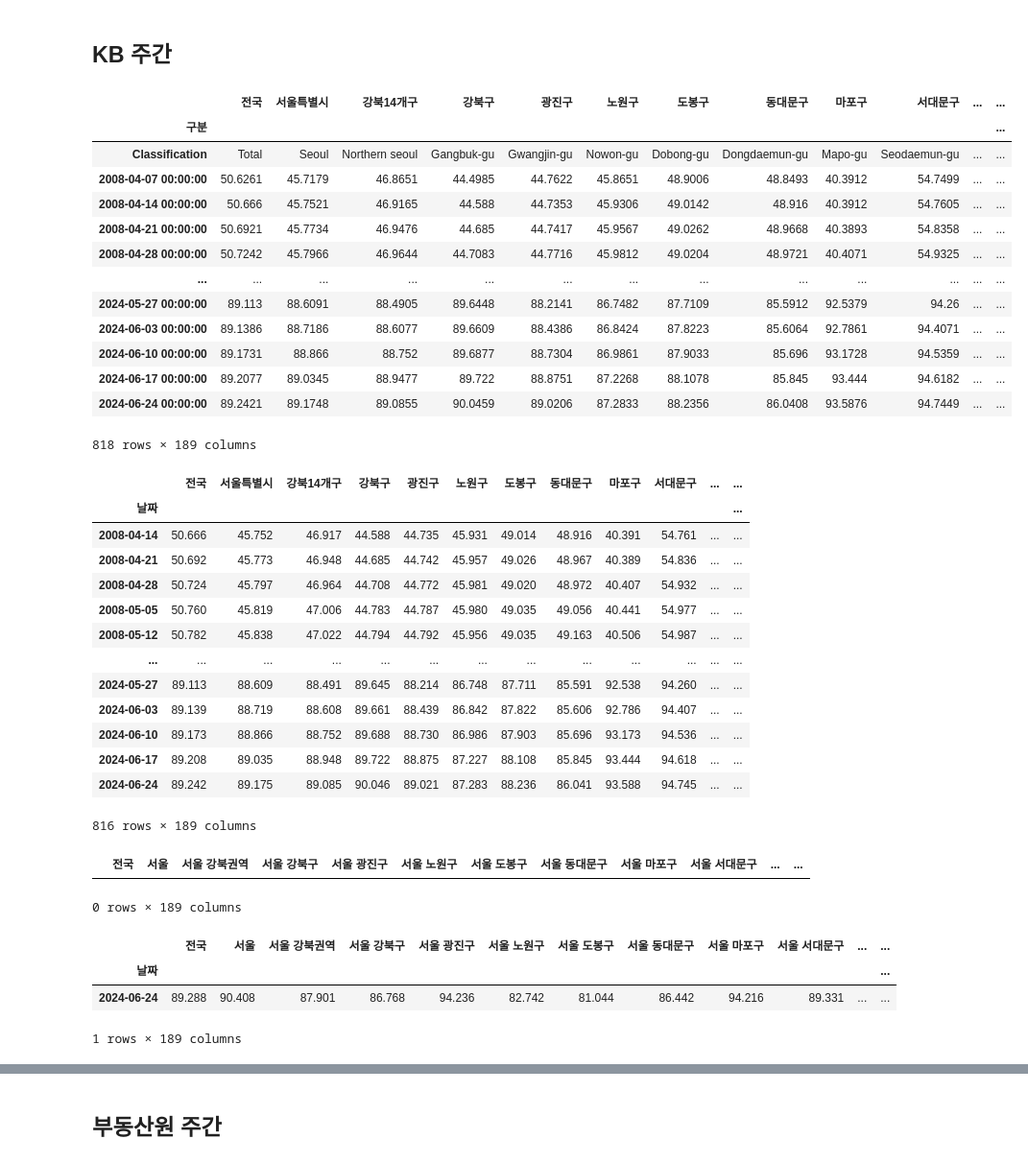
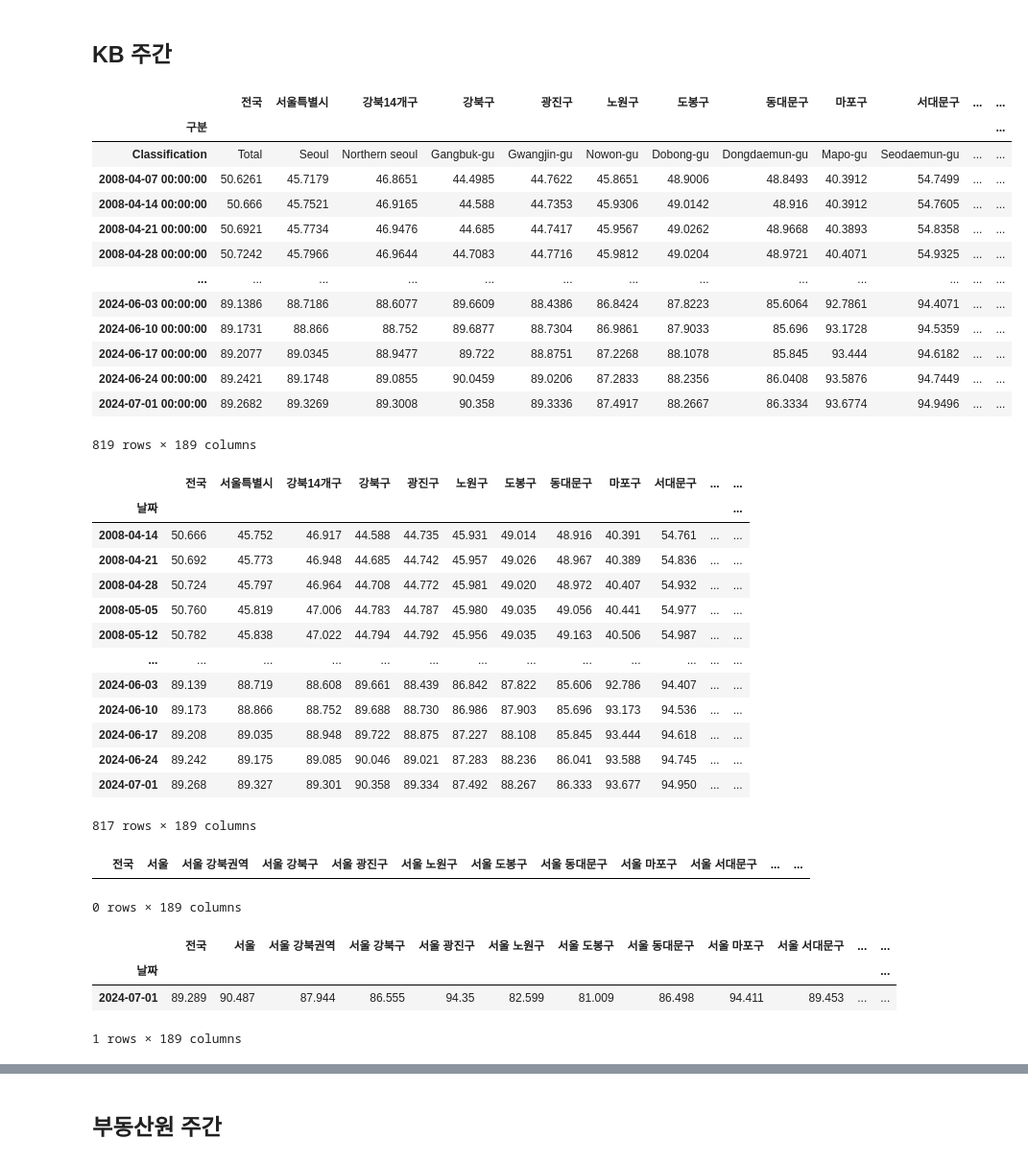
Before and after one commit to sizipusx/fundamental, a Jupyter notebook: jupyterlab/주간 부동산 업데이트.ipynb, the cells around one changed output, grey strips where cells are left out. Shown at 96% size. Drawn from its saved outputs; the diff is of its cells as text; code cells hidden in the pictures.

```diff
--- a/jupyterlab/주간 부동산 업데이트.ipynb
+++ b/jupyterlab/주간 부동산 업데이트.ipynb
@@ -17,26 +17,26 @@ conn = sqlite3.connect('C://Users/sizip/Documents/GitHub/fundamental/files/weekl
 ## KB 주간
 # %%
 # 연결 1
-file_path = "C://Users/sizip/OneDriveData/개인/data/부동산 기본 파일/20240624_주간시계열.xlsx"
+file_path = "C://Users/sizip/OneDriveData/개인/data/부동산 기본 파일/20240701_주간시계열.xlsx"
 kbm_dict = pd.ExcelFile(file_path)
 mdf = kbm_dict.parse("3.매매지수", skiprows=1, index_col=0, parse_dates=True)
 jdf = kbm_dict.parse("4.전세지수", skiprows=1, index_col=0, parse_dates=True)
 jdf
 # %% [output]
 |  | 전국 | 서울특별시 | 강북14개구 | 강북구 | 광진구 | 노원구 | 도봉구 | 동대문구 | 마포구 | 서대문구 | ... | ... |
 | 구분 |  |  |  |  |  |  |  |  |  |  |  | ... |
 | Classification | Total | Seoul | Northern seoul | Gangbuk-gu | Gwangjin-gu | Nowon-gu | Dobong-gu | Dongdaemun-gu | Mapo-gu | Seodaemun-gu | ... | ... |
 | 2008-04-07 00:00:00 | 50.6261 | 45.7179 | 46.8651 | 44.4985 | 44.7622 | 45.8651 | 48.9006 | 48.8493 | 40.3912 | 54.7499 | ... | ... |
 | 2008-04-14 00:00:00 | 50.666 | 45.7521 | 46.9165 | 44.588 | 44.7353 | 45.9306 | 49.0142 | 48.916 | 40.3912 | 54.7605 | ... | ... |
 | 2008-04-21 00:00:00 | 50.6921 | 45.7734 | 46.9476 | 44.685 | 44.7417 | 45.9567 | 49.0262 | 48.9668 | 40.3893 | 54.8358 | ... | ... |
 | 2008-04-28 00:00:00 | 50.7242 | 45.7966 | 46.9644 | 44.7083 | 44.7716 | 45.9812 | 49.0204 | 48.9721 | 40.4071 | 54.9325 | ... | ... |
 | ... | ... | ... | ... | ... | ... | ... | ... | ... | ... | ... | ... | ... |
-| 2024-05-27 00:00:00 | 89.113 | 88.6091 | 88.4905 | 89.6448 | 88.2141 | 86.7482 | 87.7109 | 85.5912 | 92.5379 | 94.26 | ... | ... |
 | 2024-06-03 00:00:00 | 89.1386 | 88.7186 | 88.6077 | 89.6609 | 88.4386 | 86.8424 | 87.8223 | 85.6064 | 92.7861 | 94.4071 | ... | ... |
 | 2024-06-10 00:00:00 | 89.1731 | 88.866 | 88.752 | 89.6877 | 88.7304 | 86.9861 | 87.9033 | 85.696 | 93.1728 | 94.5359 | ... | ... |
 | 2024-06-17 00:00:00 | 89.2077 | 89.0345 | 88.9477 | 89.722 | 88.8751 | 87.2268 | 88.1078 | 85.845 | 93.444 | 94.6182 | ... | ... |
 | 2024-06-24 00:00:00 | 89.2421 | 89.1748 | 89.0855 | 90.0459 | 89.0206 | 87.2833 | 88.2356 | 86.0408 | 93.5876 | 94.7449 | ... | ... |
+| 2024-07-01 00:00:00 | 89.2682 | 89.3269 | 89.3008 | 90.358 | 89.3336 | 87.4917 | 88.2667 | 86.3334 | 93.6774 | 94.9496 | ... | ... |
-818 rows × 189 columns
+819 rows × 189 columns
 # %%
 mdf = mdf.iloc[2:mdf['전국'].count()]
 mdf.index.name="날짜"
@@ -56,12 +56,12 @@ jdf
 | 2008-05-05 | 50.760 | 45.819 | 47.006 | 44.783 | 44.787 | 45.980 | 49.035 | 49.056 | 40.441 | 54.977 | ... | ... |
 | 2008-05-12 | 50.782 | 45.838 | 47.022 | 44.794 | 44.792 | 45.956 | 49.035 | 49.163 | 40.506 | 54.987 | ... | ... |
 | ... | ... | ... | ... | ... | ... | ... | ... | ... | ... | ... | ... | ... |
-| 2024-05-27 | 89.113 | 88.609 | 88.491 | 89.645 | 88.214 | 86.748 | 87.711 | 85.591 | 92.538 | 94.260 | ... | ... |
 | 2024-06-03 | 89.139 | 88.719 | 88.608 | 89.661 | 88.439 | 86.842 | 87.822 | 85.606 | 92.786 | 94.407 | ... | ... |
 | 2024-06-10 | 89.173 | 88.866 | 88.752 | 89.688 | 88.730 | 86.986 | 87.903 | 85.696 | 93.173 | 94.536 | ... | ... |
 | 2024-06-17 | 89.208 | 89.035 | 88.948 | 89.722 | 88.875 | 87.227 | 88.108 | 85.845 | 93.444 | 94.618 | ... | ... |
 | 2024-06-24 | 89.242 | 89.175 | 89.085 | 90.046 | 89.021 | 87.283 | 88.236 | 86.041 | 93.588 | 94.745 | ... | ... |
+| 2024-07-01 | 89.268 | 89.327 | 89.301 | 90.358 | 89.334 | 87.492 | 88.267 | 86.333 | 93.677 | 94.950 | ... | ... |
-816 rows × 189 columns
+817 rows × 189 columns
 # %%
 header = header_excel.parse('KB')
 header
@@ -77,7 +77,7 @@ mlast_row
 # %% [output]
 |  | 전국 | 서울 | 서울 강북권역 | 서울 강북구 | 서울 광진구 | 서울 노원구 | 서울 도봉구 | 서울 동대문구 | 서울 마포구 | 서울 서대문구 | ... | ... |
 | 날짜 |  |  |  |  |  |  |  |  |  |  |  | ... |
-| 2024-06-24 | 89.288 | 90.408 | 87.901 | 86.768 | 94.236 | 82.742 | 81.044 | 86.442 | 94.216 | 89.331 | ... | ... |
+| 2024-07-01 | 89.289 | 90.487 | 87.944 | 86.555 | 94.35 | 82.599 | 81.009 | 86.498 | 94.411 | 89.453 | ... | ... |
 1 rows × 189 columns
 # %%
 mlast_row.to_sql("kbm", conn, if_exists="append")
```
Also changed, not shown: parts of 18 cells of this notebook, 1 other file.
